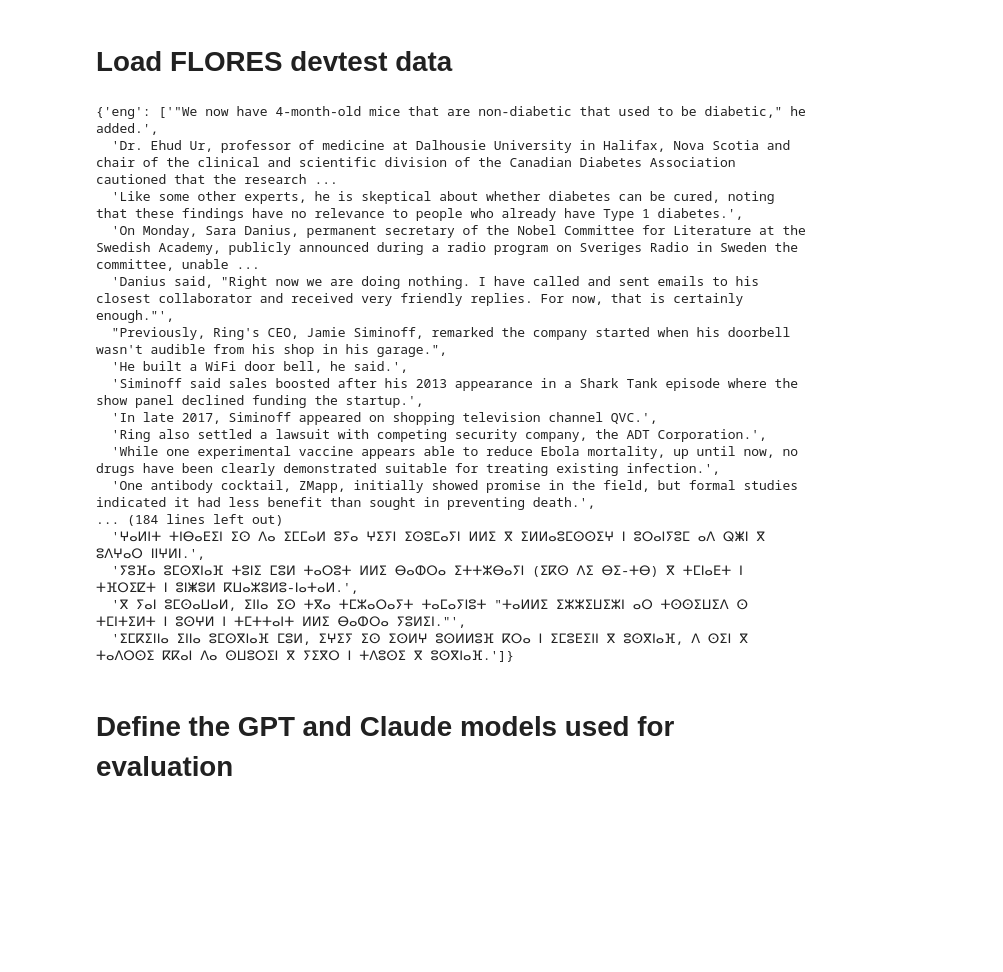
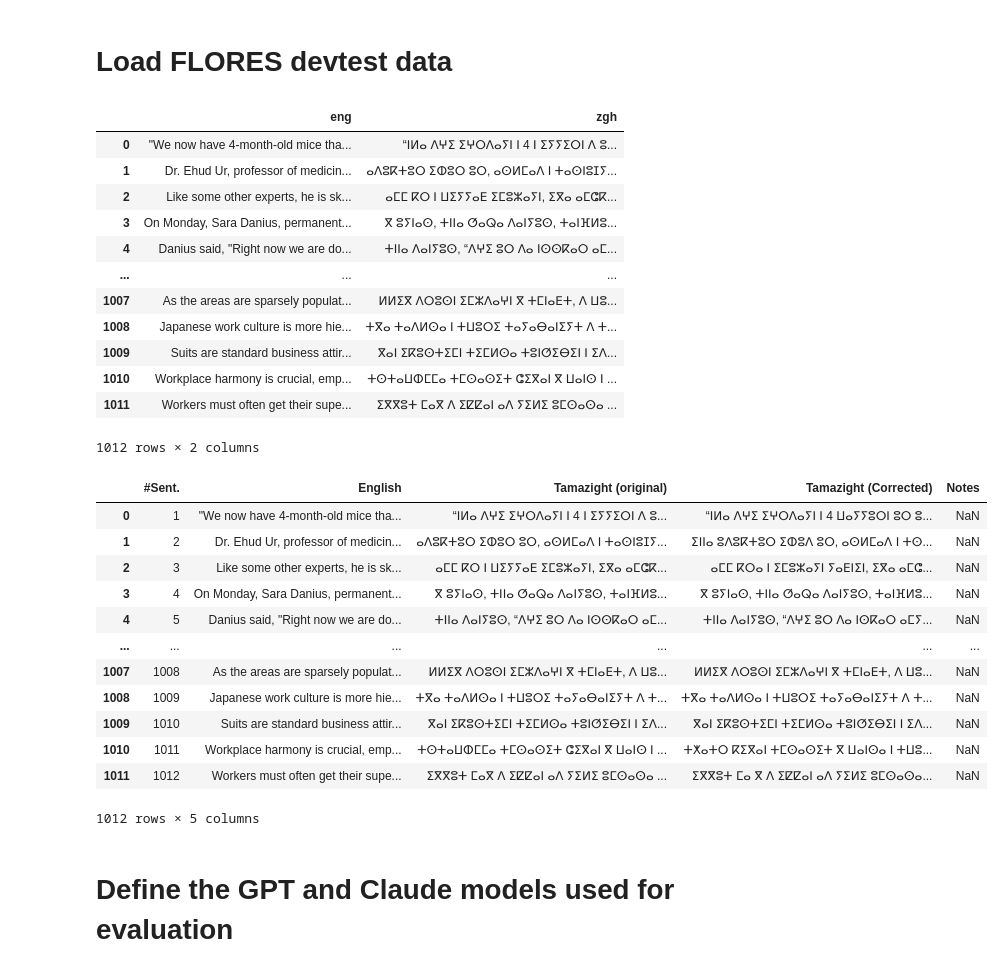
Before and after one commit to CollectivaT-dev/tamazight-mt-eval, a Jupyter notebook: evaluate_llms.ipynb, the cells around one changed output. Cells and saved outputs as stored; diff of their text form; code cells hidden in the pictures; blank space fills up the shorter version.

```diff
--- a/evaluate_llms.ipynb
+++ b/evaluate_llms.ipynb
@@ -45,27 +53,36 @@ def load_floresp(zgh_path, eng_path):
 
 zgh_lines, eng_lines = load_floresp(zgh_path, eng_path)
 
-zgh_lines = zgh_lines[:100]
-eng_lines = eng_lines[:100]
-
-data = {"eng": eng_lines, "zgh": zgh_lines}
+original_data = pd.DataFrame({"eng": eng_lines, "zgh": zgh_lines})
+original_data
+# %% [output]
+|  | eng | zgh |
+| 0 | "We now have 4-month-old mice tha... | “ⵏⵍⴰ ⴷⵖⵉ ⵉⵖⵔⴷⴰⵢⵏ ⵏ 4 ⵏ ⵉⵢⵢⵉⵔⵏ ⴷ ⵓ... |
+| 1 | Dr. Ehud Ur, professor of medicin... | ⴰⴷⵓⴽⵜⵓⵔ ⵉⵀⵓⵔ ⵓⵔ, ⴰⵙⵍⵎⴰⴷ ⵏ ⵜⴰⵙⵏⵓⵊⵢ... |
+| 2 | Like some other experts, he is sk... | ⴰⵎⵎ ⴽⵔ ⵏ ⵡⵉⵢⵢⴰⴹ ⵉⵎⵓⵣⴰⵢⵏ, ⵉⴳⴰ ⴰⵎⵛⴽ... |
+| 3 | On Monday, Sara Danius, permanent... | ⴳ ⵓⵢⵏⴰⵙ, ⵜⵏⵏⴰ ⵚⴰⵕⴰ ⴷⴰⵏⵢⵓⵙ, ⵜⴰⵏⴼⵍⵓ... |
+| 4 | Danius said, "Right now we are do... | ⵜⵏⵏⴰ ⴷⴰⵏⵢⵓⵙ, “ⴷⵖⵉ ⵓⵔ ⴷⴰ ⵏⵙⵙⴽⴰⵔ ⴰⵎ... |
+| ... | ... | ... |
+| 1007 | As the areas are sparsely populat... | ⵍⵍⵉⴳ ⴷⵔⵓⵙⵏ ⵉⵎⵣⴷⴰⵖⵏ ⴳ ⵜⵎⵏⴰⴹⵜ, ⴷ ⵡⵓ... |
+| 1008 | Japanese work culture is more hie... | ⵜⴳⴰ ⵜⴰⴷⵍⵙⴰ ⵏ ⵜⵡⵓⵔⵉ ⵜⴰⵢⴰⴱⴰⵏⵉⵢⵜ ⴷ ⵜ... |
+| 1009 | Suits are standard business attir... | ⴳⴰⵏ ⵉⴽⵓⵙⵜⵉⵎⵏ ⵜⵉⵎⵍⵙⴰ ⵜⵓⵏⵚⵉⴱⵉⵏ ⵏ ⵉⴷ... |
+| 1010 | Workplace harmony is crucial, emp... | ⵜⵙⵜⴰⵡⵀⵎⵎⴰ ⵜⵎⵙⴰⵙⵉⵜ ⵛⵉⴳⴰⵏ ⴳ ⵡⴰⵏⵙ ⵏ ... |
+| 1011 | Workers must often get their supe... | ⵉⴳⴳⵓⵜ ⵎⴰⴳ ⴷ ⵉⵇⵇⴰⵏ ⴰⴷ ⵢⵉⵍⵉ ⵓⵎⵙⴰⵙⴰ ... |
+1012 rows × 2 columns
-# %%
-data
-# %% [output]
-{'eng': ['"We now have 4-month-old mice that are non-diabetic that used to be diabetic," he added.',
-  'Dr. Ehud Ur, professor of medicine at Dalhousie University in Halifax, Nova Scotia and chair of the clinical and scientific division of the Canadian Diabetes Association cautioned that the research ...
-  'Like some other experts, he is skeptical about whether diabetes can be cured, noting that these findings have no relevance to people who already have Type 1 diabetes.',
-  'On Monday, Sara Danius, permanent secretary of the Nobel Committee for Literature at the Swedish Academy, publicly announced during a radio program on Sveriges Radio in Sweden the committee, unable ...
-  'Danius said, "Right now we are doing nothing. I have called and sent emails to his closest collaborator and received very friendly replies. For now, that is certainly enough."',
-  "Previously, Ring's CEO, Jamie Siminoff, remarked the company started when his doorbell wasn't audible from his shop in his garage.",
-  'He built a WiFi door bell, he said.',
-  'Siminoff said sales boosted after his 2013 appearance in a Shark Tank episode where the show panel declined funding the startup.',
-  'In late 2017, Siminoff appeared on shopping television channel QVC.',
-  'Ring also settled a lawsuit with competing security company, the ADT Corporation.',
-  'While one experimental vaccine appears able to reduce Ebola mortality, up until now, no drugs have been clearly demonstrated suitable for treating existing infection.',
-  'One antibody cocktail, ZMapp, initially showed promise in the field, but formal studies indicated it had less benefit than sought in preventing death.',
-... (184 lines left out)
-  'ⵖⴰⵍⵏⵜ ⵜⵏⴱⴰⴹⵉⵏ ⵉⵙ ⴷⴰ ⵉⵎⵎⴰⵍ ⵓⵢⴰ ⵖⵉⵢⵏ ⵉⵙⵓⵎⴰⵢⵏ ⵍⵍⵉ ⴳ ⵉⵍⵍⴰⵓⵎⵙⵙⵉⵖ ⵏ ⵓⵔⴰⵏⵢⵓⵎ ⴰⴷ ⵕⵥⵏ ⴳ ⵓⴷⵖⴰⵔ ⵏⵏⵖⵍⵏ.',
-  'ⵢⵓⴼⴰ ⵓⵎⵙⴳⵏⴰⴼ ⵜⵓⵏⵉ ⵎⵓⵍ ⵜⴰⵔⵓⵜ ⵍⵍⵉ ⴱⴰⵀⵔⴰ ⵉⵜⵜⵣⴱⴰⵢⵏ (ⵉⴽⵙ ⴷⵉ ⴱⵉ-ⵜⴱ) ⴳ ⵜⵎⵏⴰⴹⵜ ⵏ ⵜⴼⵔⵉⵇⵜ ⵏ ⵓⵏⵥⵓⵍ ⴽⵡⴰⵣⵓⵍⵓ-ⵏⴰⵜⴰⵍ.',
-  'ⴳ ⵢⴰⵏ ⵓⵎⵙⴰⵡⴰⵍ, ⵉⵏⵏⴰ ⵉⵙ ⵜⴳⴰ ⵜⵎⵣⴰⵔⴰⵢⵜ ⵜⴰⵎⴰⵢⵏⵓⵜ "ⵜⴰⵍⵍⵉ ⵉⵣⵣⵉⵡⵉⵣⵏ ⴰⵔ ⵜⵙⵙⵉⵡⵉⴷ ⵙ ⵜⵎⵏⵜⵉⵍⵜ ⵏ ⵓⵙⵖⵍ ⵏ ⵜⵎⵜⵜⴰⵏⵜ ⵍⵍⵉ ⴱⴰⵀⵔⴰ ⵢⵓⵍⵉⵏ."',
-  'ⵉⵎⴽⵉⵏⵏⴰ ⵉⵏⵏⴰ ⵓⵎⵙⴳⵏⴰⴼ ⵎⵓⵍ, ⵉⵖⵉⵢ ⵉⵙ ⵉⵙⵍⵖ ⵓⵙⵍⵍⵓⴼ ⴽⵔⴰ ⵏ ⵉⵎⵓⴹⵉⵏⵏ ⴳ ⵓⵙⴳⵏⴰⴼ, ⴷ ⵙⵉⵏ ⴳ ⵜⴰⴷⵔⵙⵉ ⴽⴽⴰⵏ ⴷⴰ ⵙⵡⵓⵔⵉⵏ ⴳ ⵢⵉⴳⵔ ⵏ ⵜⴷⵓⵙⵉ ⴳ ⵓⵙⴳⵏⴰⴼ.']}
+# %%
+corrected_data = pd.read_csv("Corrected_FLORES_devtest.csv")
+corrected_data
+# %% [output]
+|  | #Sent. | English | Tamazight (original) | Tamazight (Corrected) | Notes |
+| 0 | 1 | "We now have 4-month-old mice tha... | “ⵏⵍⴰ ⴷⵖⵉ ⵉⵖⵔⴷⴰⵢⵏ ⵏ 4 ⵏ ⵉⵢⵢⵉⵔⵏ ⴷ ⵓ... | “ⵏⵍⴰ ⴷⵖⵉ ⵉⵖⵔⴷⴰⵢⵏ ⵏ 4 ⵡⴰⵢⵢⵓⵔⵏ ⵓⵔ ⵓ... | NaN |
+| 1 | 2 | Dr. Ehud Ur, professor of medicin... | ⴰⴷⵓⴽⵜⵓⵔ ⵉⵀⵓⵔ ⵓⵔ, ⴰⵙⵍⵎⴰⴷ ⵏ ⵜⴰⵙⵏⵓⵊⵢ... | ⵉⵏⵏⴰ ⵓⴷⵓⴽⵜⵓⵔ ⵉⵀⵓⴷ ⵓⵔ, ⴰⵙⵍⵎⴰⴷ ⵏ ⵜⵙ... | NaN |
+| 2 | 3 | Like some other experts, he is sk... | ⴰⵎⵎ ⴽⵔ ⵏ ⵡⵉⵢⵢⴰⴹ ⵉⵎⵓⵣⴰⵢⵏ, ⵉⴳⴰ ⴰⵎⵛⴽ... | ⴰⵎⵎ ⴽⵔⴰ ⵏ ⵉⵎⵓⵣⴰⵢⵏ ⵢⴰⴹⵏⵉⵏ, ⵉⴳⴰ ⴰⵎⵛ... | NaN |
+| 3 | 4 | On Monday, Sara Danius, permanent... | ⴳ ⵓⵢⵏⴰⵙ, ⵜⵏⵏⴰ ⵚⴰⵕⴰ ⴷⴰⵏⵢⵓⵙ, ⵜⴰⵏⴼⵍⵓ... | ⴳ ⵓⵢⵏⴰⵙ, ⵜⵏⵏⴰ ⵚⴰⵕⴰ ⴷⴰⵏⵢⵓⵙ, ⵜⴰⵏⴼⵍⵓ... | NaN |
+| 4 | 5 | Danius said, "Right now we are do... | ⵜⵏⵏⴰ ⴷⴰⵏⵢⵓⵙ, “ⴷⵖⵉ ⵓⵔ ⴷⴰ ⵏⵙⵙⴽⴰⵔ ⴰⵎ... | ⵜⵏⵏⴰ ⴷⴰⵏⵢⵓⵙ, “ⴷⵖⵉ ⵓⵔ ⴷⴰ ⵏⵙⴽⴰⵔ ⴰⵎⵢ... | NaN |
+| ... | ... | ... | ... | ... | ... |
+| 1007 | 1008 | As the areas are sparsely populat... | ⵍⵍⵉⴳ ⴷⵔⵓⵙⵏ ⵉⵎⵣⴷⴰⵖⵏ ⴳ ⵜⵎⵏⴰⴹⵜ, ⴷ ⵡⵓ... | ⵍⵍⵉⴳ ⴷⵔⵓⵙⵏ ⵉⵎⵣⴷⴰⵖⵏ ⴳ ⵜⵎⵏⴰⴹⵜ, ⴷ ⵡⵓ... | NaN |
+| 1008 | 1009 | Japanese work culture is more hie... | ⵜⴳⴰ ⵜⴰⴷⵍⵙⴰ ⵏ ⵜⵡⵓⵔⵉ ⵜⴰⵢⴰⴱⴰⵏⵉⵢⵜ ⴷ ⵜ... | ⵜⴳⴰ ⵜⴰⴷⵍⵙⴰ ⵏ ⵜⵡⵓⵔⵉ ⵜⴰⵢⴰⴱⴰⵏⵉⵢⵜ ⴷ ⵜ... | NaN |
+| 1009 | 1010 | Suits are standard business attir... | ⴳⴰⵏ ⵉⴽⵓⵙⵜⵉⵎⵏ ⵜⵉⵎⵍⵙⴰ ⵜⵓⵏⵚⵉⴱⵉⵏ ⵏ ⵉⴷ... | ⴳⴰⵏ ⵉⴽⵓⵙⵜⵉⵎⵏ ⵜⵉⵎⵍⵙⴰ ⵜⵓⵏⵚⵉⴱⵉⵏ ⵏ ⵉⴷ... | NaN |
+| 1010 | 1011 | Workplace harmony is crucial, emp... | ⵜⵙⵜⴰⵡⵀⵎⵎⴰ ⵜⵎⵙⴰⵙⵉⵜ ⵛⵉⴳⴰⵏ ⴳ ⵡⴰⵏⵙ ⵏ ... | ⵜⵅⴰⵜⵔ ⴽⵉⴳⴰⵏ ⵜⵎⵙⴰⵙⵉⵜ ⴳ ⵡⴰⵏⵙⴰ ⵏ ⵜⵡⵓ... | NaN |
+| 1011 | 1012 | Workers must often get their supe... | ⵉⴳⴳⵓⵜ ⵎⴰⴳ ⴷ ⵉⵇⵇⴰⵏ ⴰⴷ ⵢⵉⵍⵉ ⵓⵎⵙⴰⵙⴰ ... | ⵉⴳⴳⵓⵜ ⵎⴰ ⴳ ⴷ ⵉⵇⵇⴰⵏ ⴰⴷ ⵢⵉⵍⵉ ⵓⵎⵙⴰⵙⴰ... | NaN |
+1012 rows × 5 columns
```
Also changed, not shown: parts of 12 cells of this notebook.
